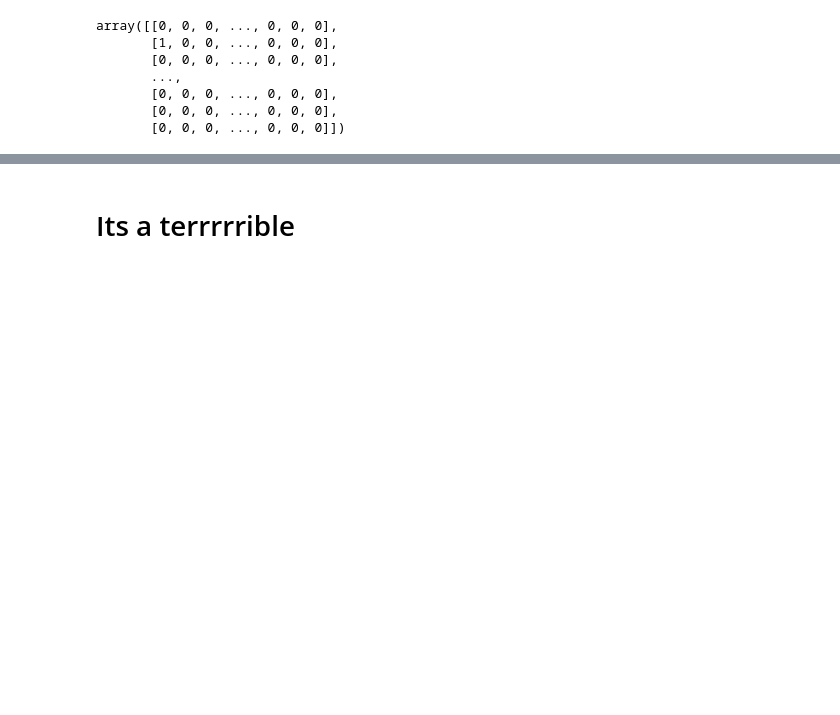
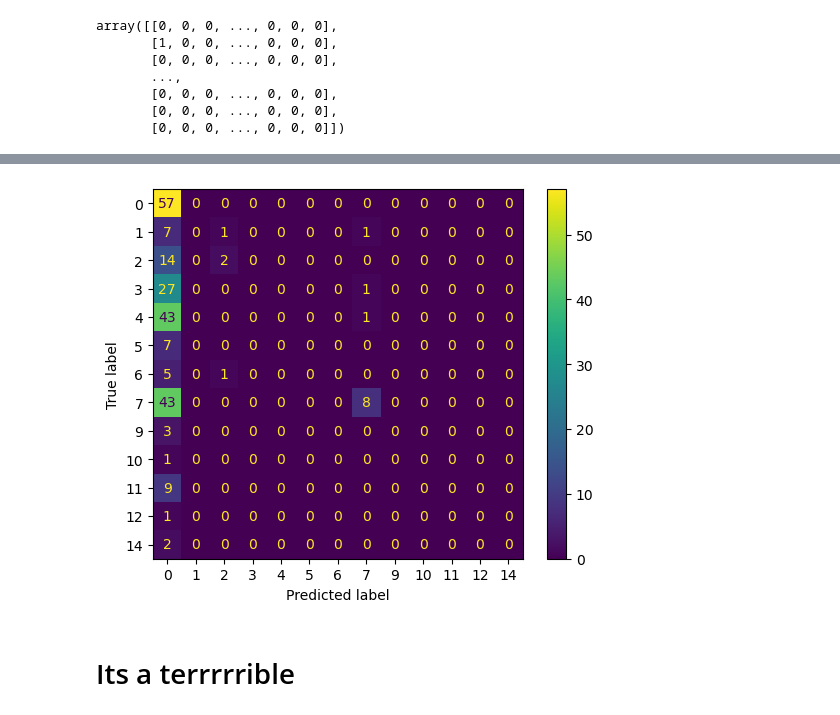
Before and after one commit to csamaro/project_01_group_11_movies, a Jupyter notebook: output_data/MLR_movies.ipynb, the cells around one changed output, grey strips where cells are left out. Cells and saved outputs as stored; diff of their text form; code cells hidden in the pictures; blank space fills up the shorter version.

```diff
--- a/output_data/MLR_movies.ipynb
+++ b/output_data/MLR_movies.ipynb
@@ -523,3 +542,13 @@ model.score(X_test, y_test)
+# %%
+from sklearn.metrics import ConfusionMatrixDisplay
+
+# Compute confusion matrix
+ConfusionMatrixDisplay.from_predictions(y_test.argmax(axis=1), predictions.argmax(axis=1))
+
+
+plt.savefig("Confusion Matrix")
+# %% [output]
+[figure, added]
 # %% [markdown]
 # Its a terrrrrible
 # %% [markdown]
```
Also changed, not shown: parts of 41 cells of this notebook, 8 other files.
